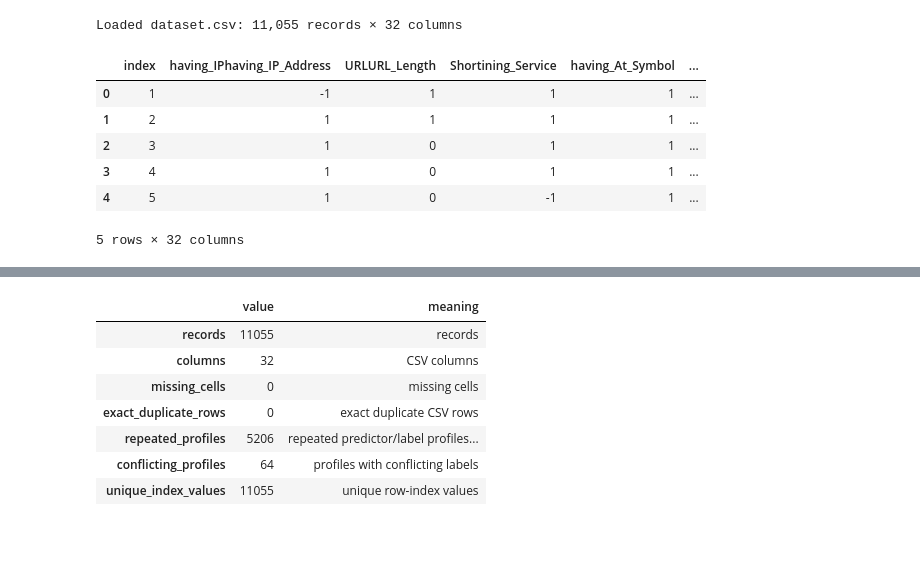
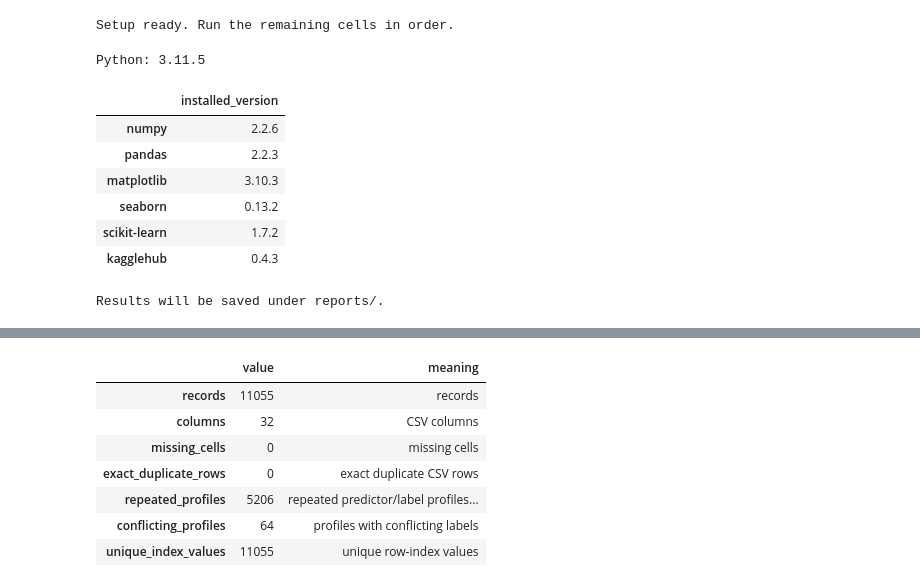
Before and after one commit to you01ssef/Assignment-1, a Jupyter notebook: analysis/phishing_analysis.ipynb, the cells around one changed output, grey strips where cells are left out. Saved outputs shown, nothing was run; the diff lists cells and outputs as text; code cells hidden in the pictures; blank space fills up the shorter version.

```diff
--- a/analysis/phishing_analysis.ipynb
+++ b/analysis/phishing_analysis.ipynb
@@ -24,47 +27,72 @@ Keep the downloaded CSV at `data/dataset.csv`. The raw dataset is excluded from
+# %%
+# Install missing packages before importing the analysis libraries.
+import importlib.util
+import subprocess
+import sys
+
+required = {
+    "numpy": "numpy==2.2.6",
+    "pandas": "pandas==2.2.3",
+    "matplotlib": "matplotlib==3.10.3",
+    "seaborn": "seaborn==0.13.2",
+    "sklearn": "scikit-learn==1.7.2",
+    "kagglehub": "kagglehub==0.4.3",
+}
+missing = [package for module, package in required.items()
+           if importlib.util.find_spec(module) is None]
+if missing:
+    subprocess.check_call([sys.executable, "-m", "pip", "install", "--quiet", *missing])
+print("Setup ready. Run the remaining cells in order.")
+# %% [output]
+Setup ready. Run the remaining cells in order.
 # %%
 from pathlib import Path
+from importlib.metadata import version
+import hashlib
 import json
+import platform
 import warnings
 
 import matplotlib.pyplot as plt
 import numpy as np
 import pandas as pd
 import seaborn as sns
-from IPython.display import display
+from IPython.display import Markdown, display
 from sklearn.compose import ColumnTransformer
 from sklearn.impute import SimpleImputer
 from sklearn.inspection import permutation_importance
 from sklearn.linear_model import LogisticRegression
-from sklearn.metrics import (accuracy_score, classification_report, confusion_matrix,
-                             f1_score, precision_score, recall_score, roc_auc_score,
-                             roc_curve)
+from sklearn.metrics import (accuracy_score, confusion_matrix, f1_score,
+                             precision_score, recall_score, roc_auc_score, roc_curve)
 from sklearn.model_selection import StratifiedGroupKFold
 from sklearn.pipeline import Pipeline
 from sklearn.preprocessing import StandardScaler
 from sklearn.ensemble import RandomForestClassifier
 
 SEED = 42
 sns.set_theme(style="whitegrid", palette="crest")
-ROOT = Path.cwd()
-if not (ROOT / "requirements-analysis.txt").exists() and (ROOT.parent / "requirements-analysis.txt").exists():
-    ROOT = ROOT.parent
+pd.set_option("display.max_columns", 35)
+
+cwd = Path.cwd().resolve()
+ROOT = next((p for p in [cwd, *cwd.parents]
+             if (p / "requirements-analysis.txt").is_file()
+             and (p / "analysis").is_dir()), None)
+if ROOT is None:
+    ROOT = Path("/kaggle/working") if Path("/kaggle/working").is_dir() else cwd
 OUT = ROOT / "reports" / "figures"
 OUT.mkdir(parents=True, exist_ok=True)
-possible = [ROOT / "data" / "dataset.csv", ROOT / "dataset.csv",
-            Path("/kaggle/input/phishing-website-dataset/dataset.csv"),
-            Path("/kaggle/input/phishing-website-dataset/data.csv")]
-DATA_PATH = next((p for p in possible if p.exists()), None)
-if DATA_PATH is None:
-    raise FileNotFoundError("Dataset not found. Download from Kaggle and place dataset.csv in data/.")
-df = pd.read_csv(DATA_PATH)
-print(f"Loaded {DATA_PATH.name}: {df.shape[0]:,} records × {df.shape[1]} columns")
-display(df.head())
+versions = {name: version(name) for name in required.values()
+            for name in [name.split("==")[0]]}
+print("Python:", platform.python_version())
+display(pd.Series(versions, name="installed_version").to_frame())
+print("Results will be saved under reports/.")
 # %% [output]
-Loaded dataset.csv: 11,055 records × 32 columns
+Python: 3.11.5
-|  | index | having_IPhaving_IP_Address | URLURL_Length | Shortining_Service | having_At_Symbol | ... |
-| 0 | 1 | -1 | 1 | 1 | 1 | ... |
-| 1 | 2 | 1 | 1 | 1 | 1 | ... |
-| 2 | 3 | 1 | 0 | 1 | 1 | ... |
-| 3 | 4 | 1 | 0 | 1 | 1 | ... |
-| 4 | 5 | 1 | 0 | -1 | 1 | ... |
+|  | installed_version |
+| numpy | 2.2.6 |
+| pandas | 2.2.3 |
+| matplotlib | 3.10.3 |
+| seaborn | 0.13.2 |
+| scikit-learn | 1.7.2 |
+| kagglehub | 0.4.3 |
-5 rows × 32 columns
+Results will be saved under reports/.
```
Also changed, not shown: parts of 19 cells of this notebook, 1 other file.
